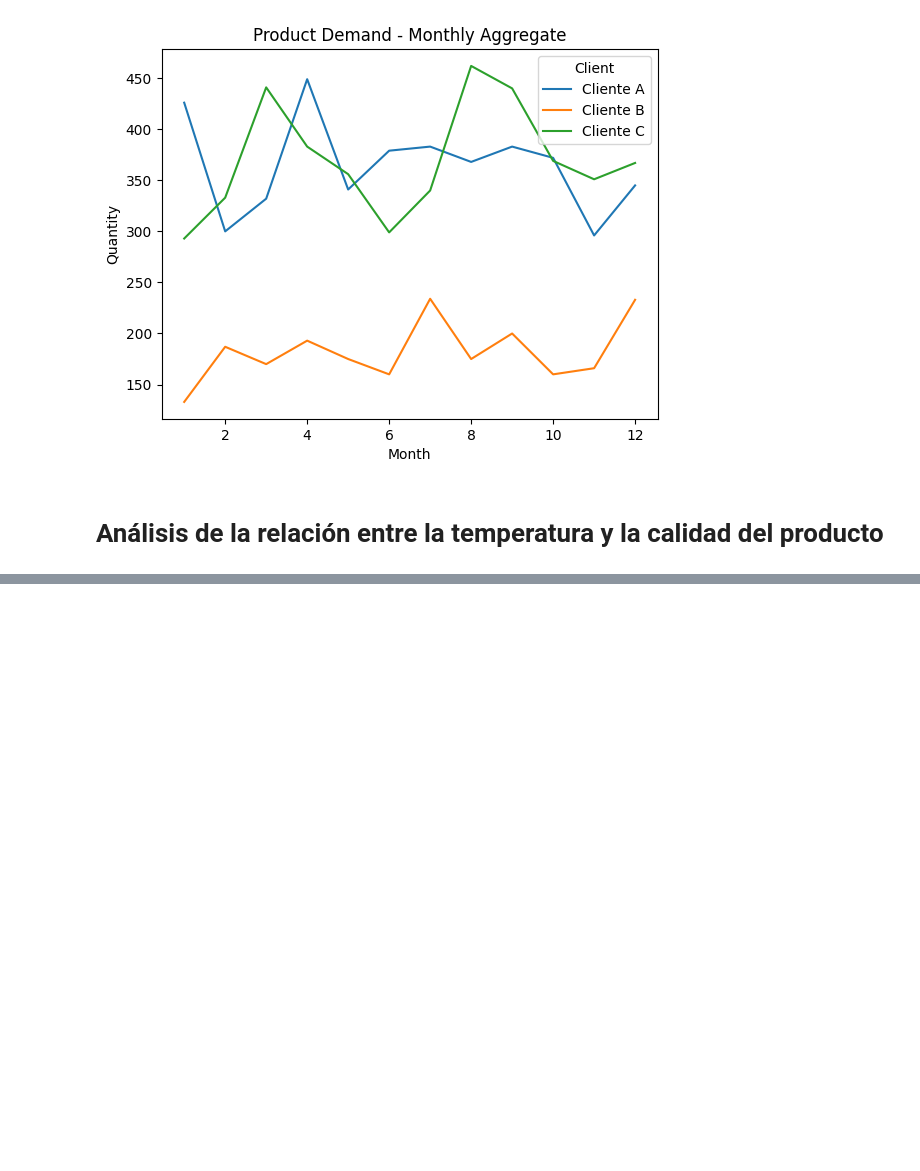
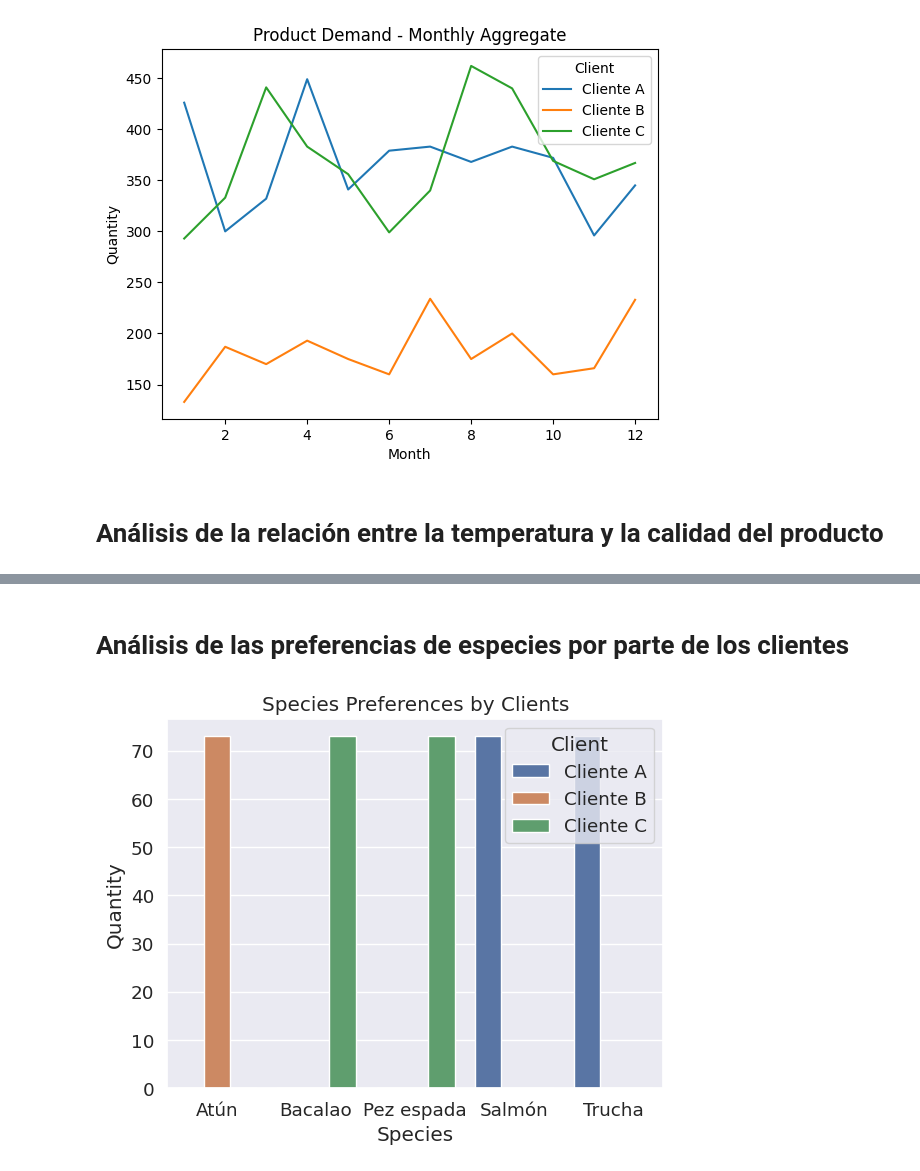
Before and after one commit to Fanton-cpu/demo4_ipynb, a Jupyter notebook: Frozen products.ipynb, the cells around one changed output, grey strips where cells are left out. Drawn from its saved outputs; the diff is of its cells as text; code cells hidden in the pictures; blank space fills up the shorter version.

```diff
--- a/Frozen products.ipynb
+++ b/Frozen products.ipynb
@@ -268,0 +299,11 @@ plt.show()
+# %% [markdown]
+# Análisis de las preferencias de especies por parte de los clientes
+# %%
+sns.countplot(data = frozen_header , x = 'Species' , hue = 'Client')
+plt.title('Species Preferences by Clients')
+plt.xlabel('Species')
+plt.ylabel('Quantity')
+plt.legend(title = 'Client')
+plt.show()
+# %% [output]
+[figure, added]
```
Also changed, not shown: parts of 8 cells of this notebook.
